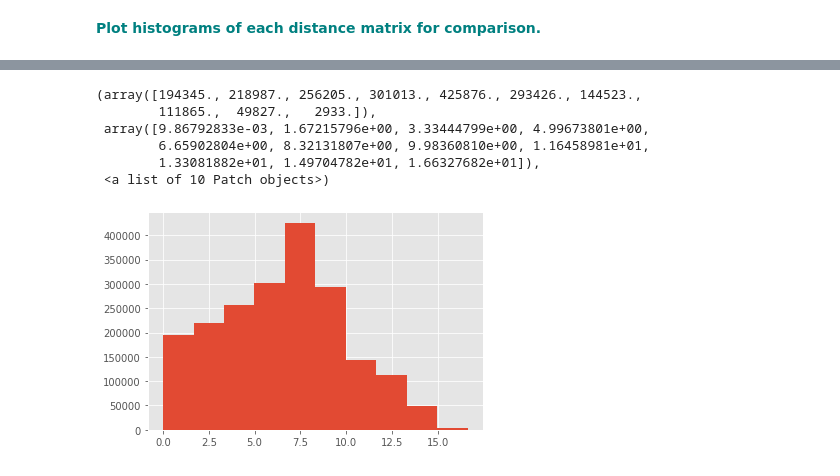
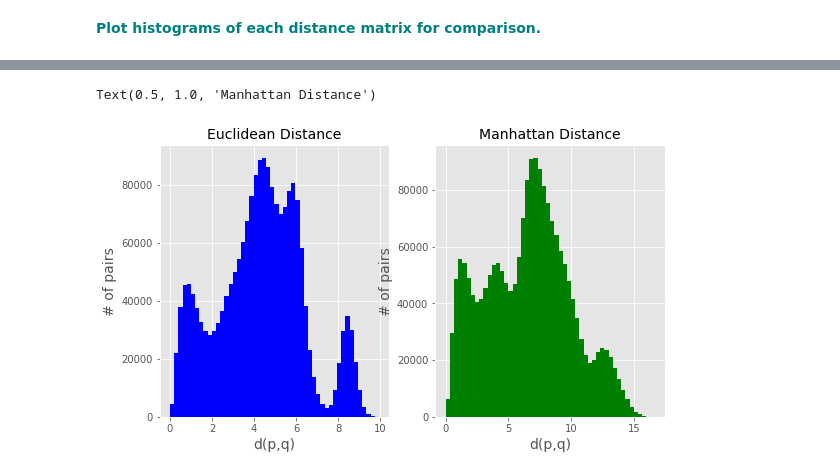
Before and after one commit to meagvo/Springboard, a Jupyter notebook: Euclidean_and_Manhattan_Distances_Case_Study (1).ipynb, the cells around one changed output, grey strips where cells are left out. Cells and saved outputs as stored; diff of their text form; code cells hidden in the pictures.

```diff
--- a/Euclidean_and_Manhattan_Distances_Case_Study (1).ipynb
+++ b/Euclidean_and_Manhattan_Distances_Case_Study (1).ipynb
@@ -85,7 +85,7 @@ Now let's create distributions of these distance metrics and compare them. We le
 # %%
 import scipy.spatial.distance as dist
 
-mat = df[['X','Y','Z']]
+mat = df[['X','Y','Z']].values
 DistEuclid = dist.pdist(mat,'euclidean')
 DistManhattan = dist.pdist(mat, 'cityblock')
 largeMat = np.random.random((10000,100))
@@ -104,10 +94,16 @@ plt.hist(DistEuclid)
-# %%
-plt.hist(DistManhattan)
-# %% [output]
-(array([194345., 218987., 256205., 301013., 425876., 293426., 144523.,
-        111865.,  49827.,   2933.]),
- array([9.86792833e-03, 1.67215796e+00, 3.33444799e+00, 4.99673801e+00,
-        6.65902804e+00, 8.32131807e+00, 9.98360810e+00, 1.16458981e+01,
-        1.33081882e+01, 1.49704782e+01, 1.66327682e+01]),
- <a list of 10 Patch objects>)
-[figure, removed]
+# %%
+figdist=plt.figure(figsize=(14,5))
+ax1 =figdist.add_subplot('131')
+ax1.hist(DistEuclid, 50, facecolor='blue')
+plt.xlabel('d(p,q)', size=14)
+plt.ylabel('# of pairs', size=14)
+plt.title('Euclidean Distance', size=14)
+
+ax2=figdist.add_subplot('132')
+ax2.hist(DistManhattan, 50, facecolor='green')
+plt.xlabel('d(p,q)', size=14)
+plt.ylabel('# of pairs', size=14)
+plt.title('Manhattan Distance', size=14)
+# %% [output]
+Text(0.5, 1.0, 'Manhattan Distance')
+[figure, added]
```
Also changed, not shown: parts of 1 cell of this notebook.
